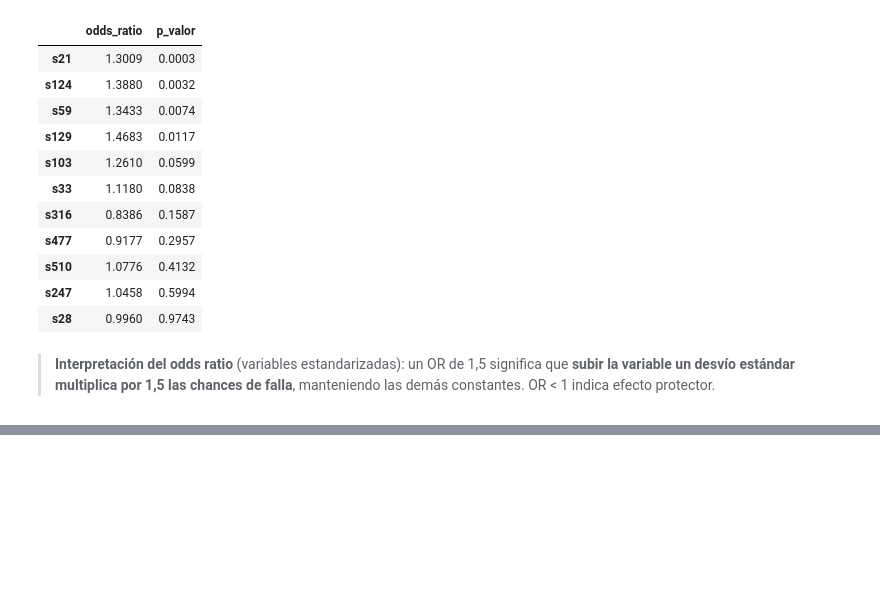
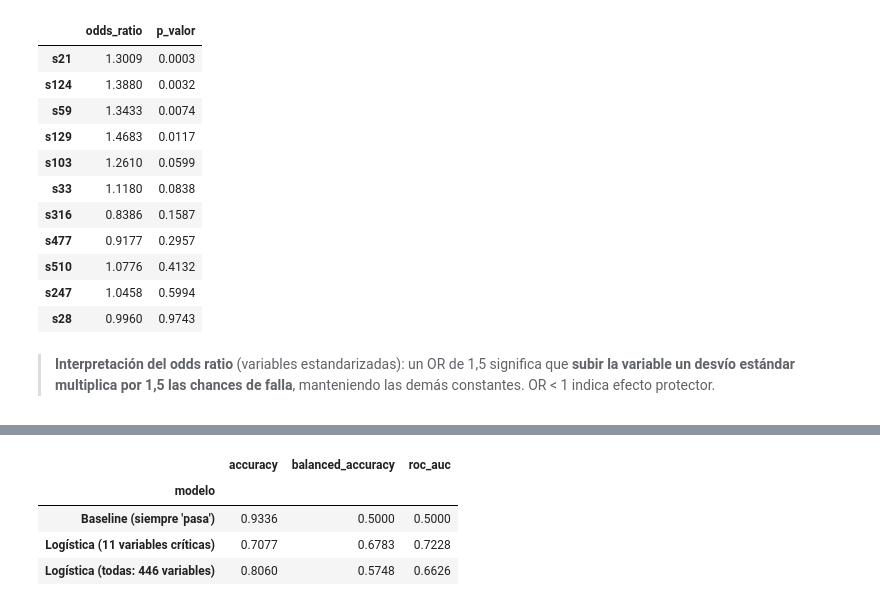
Before and after one commit to SaraGambande/secom-variables-criticas-proceso, a Jupyter notebook: secom_analisis_variables_criticas.ipynb, the cells around one changed output, grey strips where cells are left out. Saved outputs shown, nothing was run; the diff lists cells and outputs as text; code cells hidden in the pictures; blank space fills up the shorter version.

Commit message:
Validación cruzada y comparación contra baseline

```diff
--- a/secom_analisis_variables_criticas.ipynb
+++ b/secom_analisis_variables_criticas.ipynb
@@ -277,0 +286,25 @@ s124   0.3278    0.1112 0.0032
+# %%
+cv = StratifiedKFold(n_splits=5, shuffle=True, random_state=42)
+# Nota: la selección de variables se hizo con todos los datos -> el AUC es levemente optimista.
+# Para una estimación estricta habría que repetir las pruebas de hipótesis dentro de cada fold.
+modelos = {
+    "Baseline (siempre 'pasa')": DummyClassifier(strategy="most_frequent"),
+    f"Logística ({len(elegidas)} variables críticas)": make_pipeline(
+        StandardScaler(), LogisticRegression(class_weight="balanced", max_iter=2000)),
+    f"Logística (todas: {X.shape[1]} variables)": make_pipeline(
+        StandardScaler(), LogisticRegression(class_weight="balanced", max_iter=5000, C=0.01)),
+}
+val = []
+for nombre, m in modelos.items():
+    Xm = X[elegidas] if "críticas" in nombre else X
+    val.append({"modelo": nombre,
+                "accuracy": cross_val_score(m, Xm, y, cv=cv, scoring="accuracy").mean(),
+                "balanced_accuracy": cross_val_score(m, Xm, y, cv=cv, scoring="balanced_accuracy").mean(),
+                "roc_auc": cross_val_score(m, Xm, y, cv=cv, scoring="roc_auc").mean()})
+pd.DataFrame(val).set_index("modelo")
+# %% [output]
+|  | accuracy | balanced_accuracy | roc_auc |
+| modelo |  |  |  |
+| Baseline (siempre 'pasa') | 0.9336 | 0.5000 | 0.5000 |
+| Logística (11 variables críticas) | 0.7077 | 0.6783 | 0.7228 |
+| Logística (todas: 446 variables) | 0.8060 | 0.5748 | 0.6626 |
```
Also changed, not shown: parts of 1 cell of this notebook.
